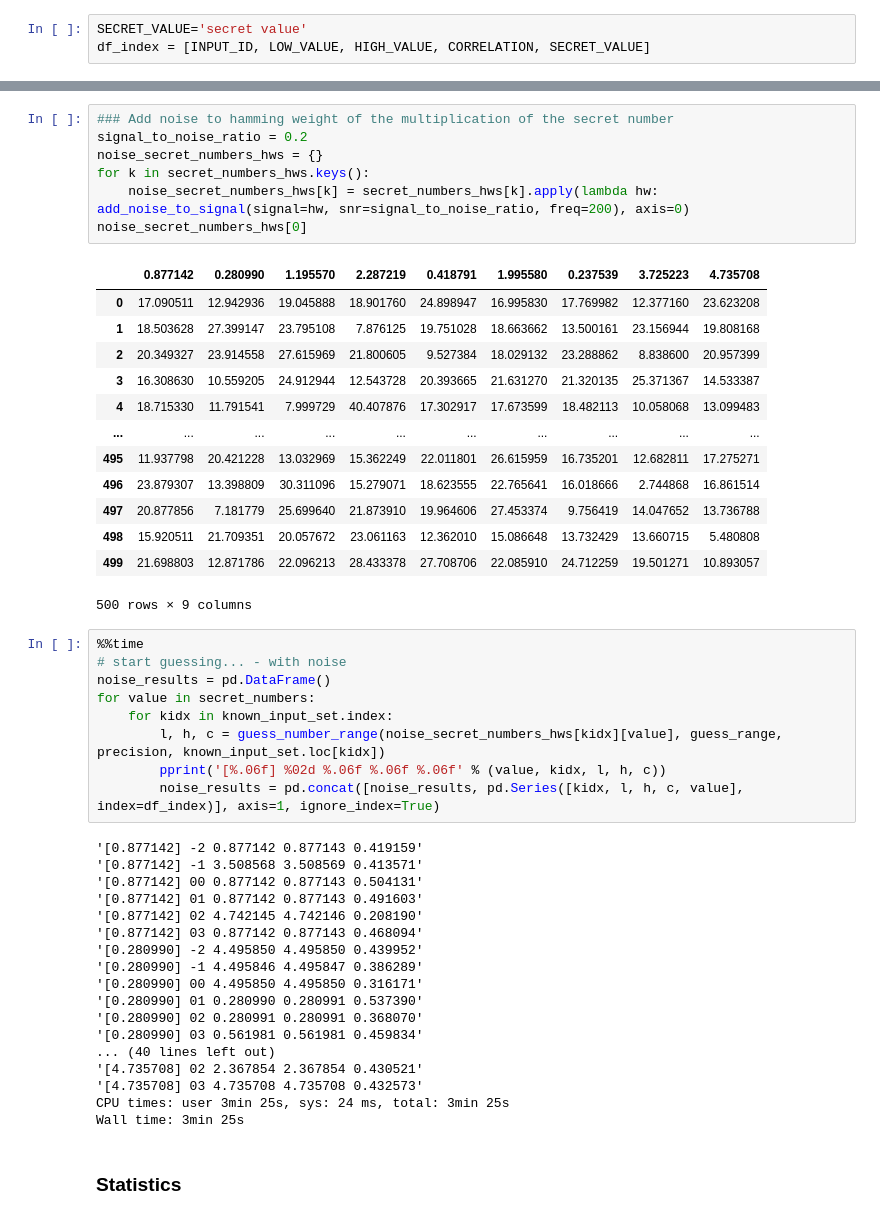
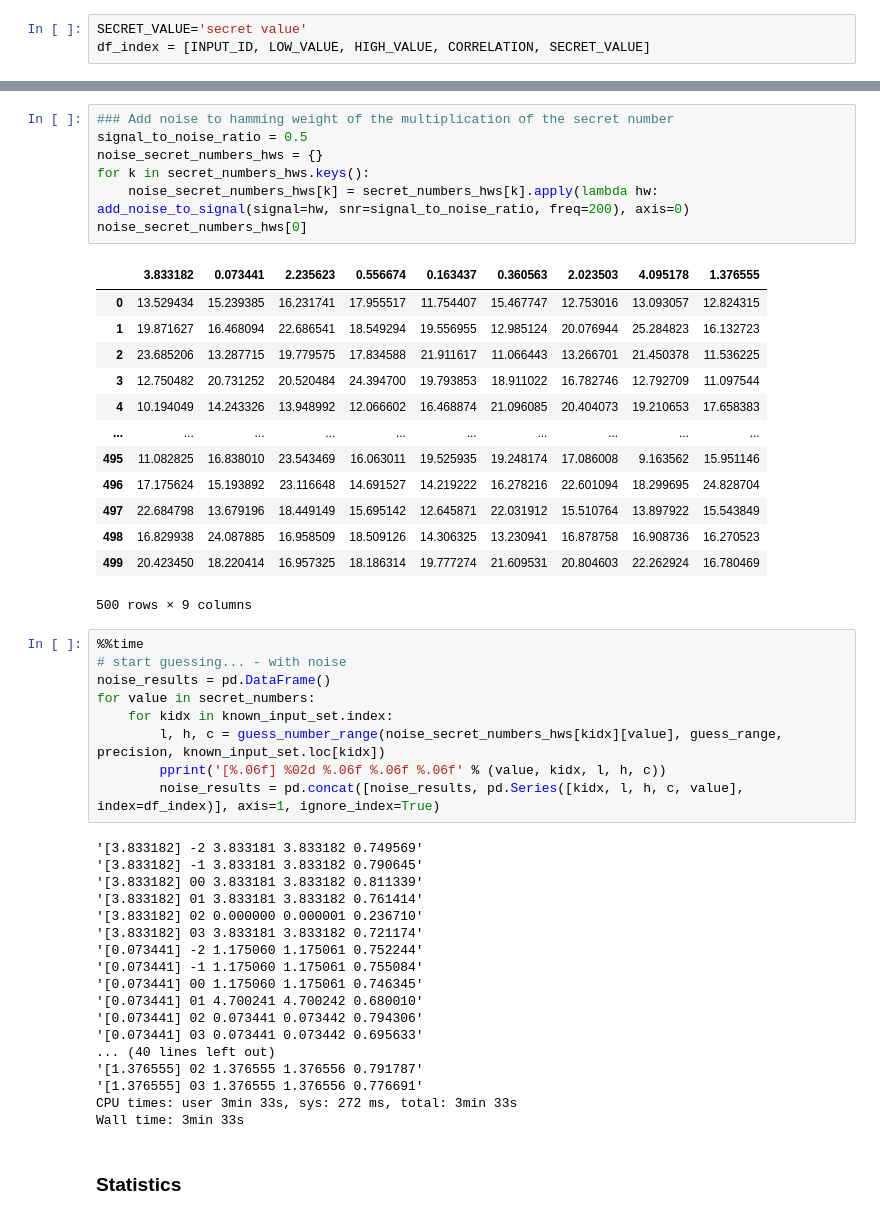
Before and after one commit to mu-triv/DPACv4, a Jupyter notebook: noise_hwp.ipynb, the cells around one changed output, grey strips where cells are left out. Drawn from its saved outputs; the diff is of its cells as text.

```diff
--- a/noise_hwp.ipynb
+++ b/noise_hwp.ipynb
@@ -285,23 +285,23 @@ Wall time: 3min 27s
 # %%
 ### Add noise to hamming weight of the multiplication of the secret number
-signal_to_noise_ratio = 0.2
+signal_to_noise_ratio = 0.5
 noise_secret_numbers_hws = {}
 for k in secret_numbers_hws.keys():
     noise_secret_numbers_hws[k] = secret_numbers_hws[k].apply(lambda hw: add_noise_to_signal(signal=hw, snr=signal_to_noise_ratio, freq=200), axis=0)
 noise_secret_numbers_hws[0]
 # %% [output]
-|  | 0.877142 | 0.280990 | 1.195570 | 2.287219 | 0.418791 | 1.995580 | 0.237539 | 3.725223 | 4.735708 |
-| 0 | 17.090511 | 12.942936 | 19.045888 | 18.901760 | 24.898947 | 16.995830 | 17.769982 | 12.377160 | 23.623208 |
-| 1 | 18.503628 | 27.399147 | 23.795108 | 7.876125 | 19.751028 | 18.663662 | 13.500161 | 23.156944 | 19.808168 |
-| 2 | 20.349327 | 23.914558 | 27.615969 | 21.800605 | 9.527384 | 18.029132 | 23.288862 | 8.838600 | 20.957399 |
-| 3 | 16.308630 | 10.559205 | 24.912944 | 12.543728 | 20.393665 | 21.631270 | 21.320135 | 25.371367 | 14.533387 |
-| 4 | 18.715330 | 11.791541 | 7.999729 | 40.407876 | 17.302917 | 17.673599 | 18.482113 | 10.058068 | 13.099483 |
+|  | 3.833182 | 0.073441 | 2.235623 | 0.556674 | 0.163437 | 0.360563 | 2.023503 | 4.095178 | 1.376555 |
+| 0 | 13.529434 | 15.239385 | 16.231741 | 17.955517 | 11.754407 | 15.467747 | 12.753016 | 13.093057 | 12.824315 |
+| 1 | 19.871627 | 16.468094 | 22.686541 | 18.549294 | 19.556955 | 12.985124 | 20.076944 | 25.284823 | 16.132723 |
+| 2 | 23.685206 | 13.287715 | 19.779575 | 17.834588 | 21.911617 | 11.066443 | 13.266701 | 21.450378 | 11.536225 |
+| 3 | 12.750482 | 20.731252 | 20.520484 | 24.394700 | 19.793853 | 18.911022 | 16.782746 | 12.792709 | 11.097544 |
+| 4 | 10.194049 | 14.243326 | 13.948992 | 12.066602 | 16.468874 | 21.096085 | 20.404073 | 19.210653 | 17.658383 |
 | ... | ... | ... | ... | ... | ... | ... | ... | ... | ... |
-| 495 | 11.937798 | 20.421228 | 13.032969 | 15.362249 | 22.011801 | 26.615959 | 16.735201 | 12.682811 | 17.275271 |
-| 496 | 23.879307 | 13.398809 | 30.311096 | 15.279071 | 18.623555 | 22.765641 | 16.018666 | 2.744868 | 16.861514 |
-| 497 | 20.877856 | 7.181779 | 25.699640 | 21.873910 | 19.964606 | 27.453374 | 9.756419 | 14.047652 | 13.736788 |
-| 498 | 15.920511 | 21.709351 | 20.057672 | 23.061163 | 12.362010 | 15.086648 | 13.732429 | 13.660715 | 5.480808 |
-| 499 | 21.698803 | 12.871786 | 22.096213 | 28.433378 | 27.708706 | 22.085910 | 24.712259 | 19.501271 | 10.893057 |
+| 495 | 11.082825 | 16.838010 | 23.543469 | 16.063011 | 19.525935 | 19.248174 | 17.086008 | 9.163562 | 15.951146 |
+| 496 | 17.175624 | 15.193892 | 23.116648 | 14.691527 | 14.219222 | 16.278216 | 22.601094 | 18.299695 | 24.828704 |
+| 497 | 22.684798 | 13.679196 | 18.449149 | 15.695142 | 12.645871 | 22.031912 | 15.510764 | 13.897922 | 15.543849 |
+| 498 | 16.829938 | 24.087885 | 16.958509 | 18.509126 | 14.306325 | 13.230941 | 16.878758 | 16.908736 | 16.270523 |
+| 499 | 20.423450 | 18.220414 | 16.957325 | 18.186314 | 19.777274 | 21.609531 | 20.804603 | 22.262924 | 16.780469 |
 500 rows × 9 columns
 # %%
 %%time
@@ -313,23 +313,23 @@ for value in secret_numbers:
         pprint('[%.06f] %02d %.06f %.06f %.06f' % (value, kidx, l, h, c))
         noise_results = pd.concat([noise_results, pd.Series([kidx, l, h, c, value], index=df_index)], axis=1, ignore_index=True)
 # %% [output]
-'[0.877142] -2 0.877142 0.877143 0.419159'
-'[0.877142] -1 3.508568 3.508569 0.413571'
-'[0.877142] 00 0.877142 0.877143 0.504131'
-'[0.877142] 01 0.877142 0.877143 0.491603'
-'[0.877142] 02 4.742145 4.742146 0.208190'
-'[0.877142] 03 0.877142 0.877143 0.468094'
-'[0.280990] -2 4.495850 4.495850 0.439952'
-'[0.280990] -1 4.495846 4.495847 0.386289'
-'[0.280990] 00 4.495850 4.495850 0.316171'
-'[0.280990] 01 0.280990 0.280991 0.537390'
-'[0.280990] 02 0.280991 0.280991 0.368070'
-'[0.280990] 03 0.561981 0.561981 0.459834'
+'[3.833182] -2 3.833181 3.833182 0.749569'
+'[3.833182] -1 3.833181 3.833182 0.790645'
+'[3.833182] 00 3.833181 3.833182 0.811339'
+'[3.833182] 01 3.833181 3.833182 0.761414'
+'[3.833182] 02 0.000000 0.000001 0.236710'
+'[3.833182] 03 3.833181 3.833182 0.721174'
+'[0.073441] -2 1.175060 1.175061 0.752244'
+'[0.073441] -1 1.175060 1.175061 0.755084'
+'[0.073441] 00 1.175060 1.175061 0.746345'
+'[0.073441] 01 4.700241 4.700242 0.680010'
+'[0.073441] 02 0.073441 0.073442 0.794306'
+'[0.073441] 03 0.073441 0.073442 0.695633'
 ... (40 lines left out)
-'[4.735708] 02 2.367854 2.367854 0.430521'
-'[4.735708] 03 4.735708 4.735708 0.432573'
-CPU times: user 3min 25s, sys: 24 ms, total: 3min 25s
-Wall time: 3min 25s
+'[1.376555] 02 1.376555 1.376556 0.791787'
+'[1.376555] 03 1.376555 1.376556 0.776691'
+CPU times: user 3min 33s, sys: 272 ms, total: 3min 33s
+Wall time: 3min 33s
 # %% [markdown]
 ### Statistics
 # %%
```
Also changed, not shown: parts of 15 cells of this notebook, 8 other files.
